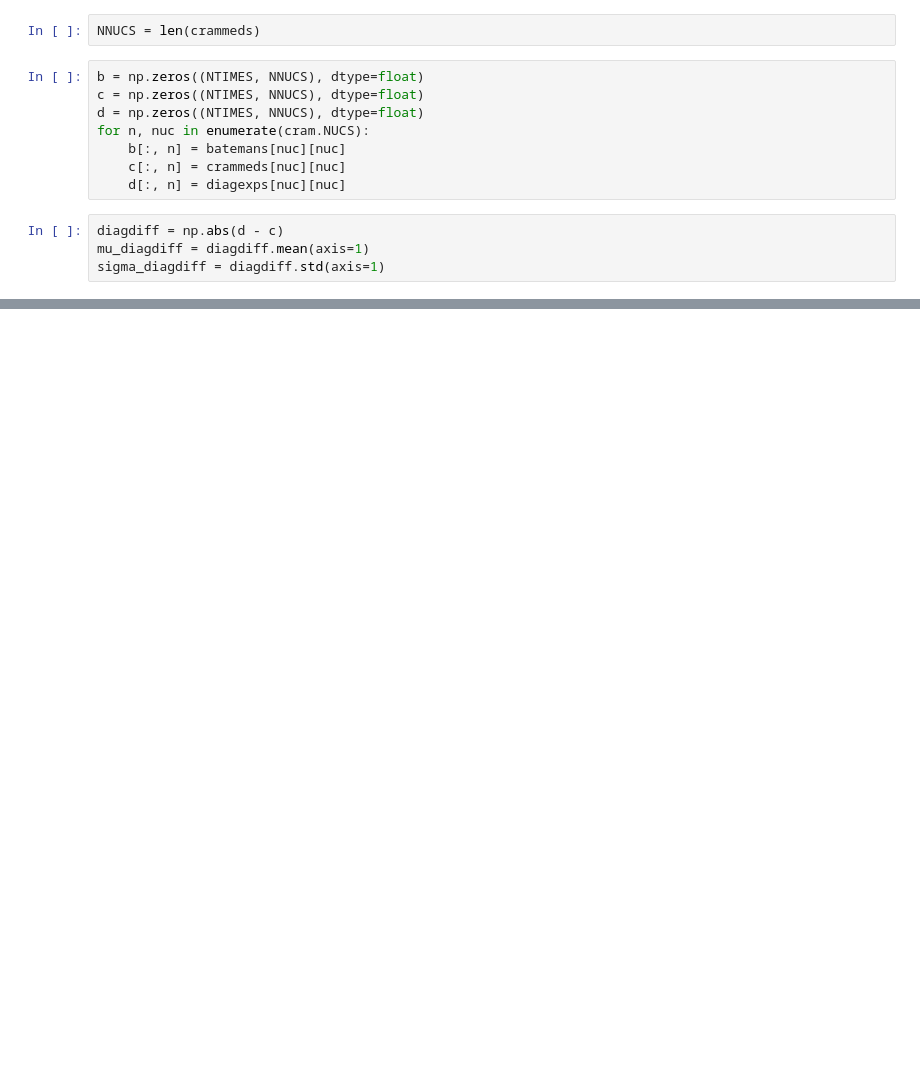
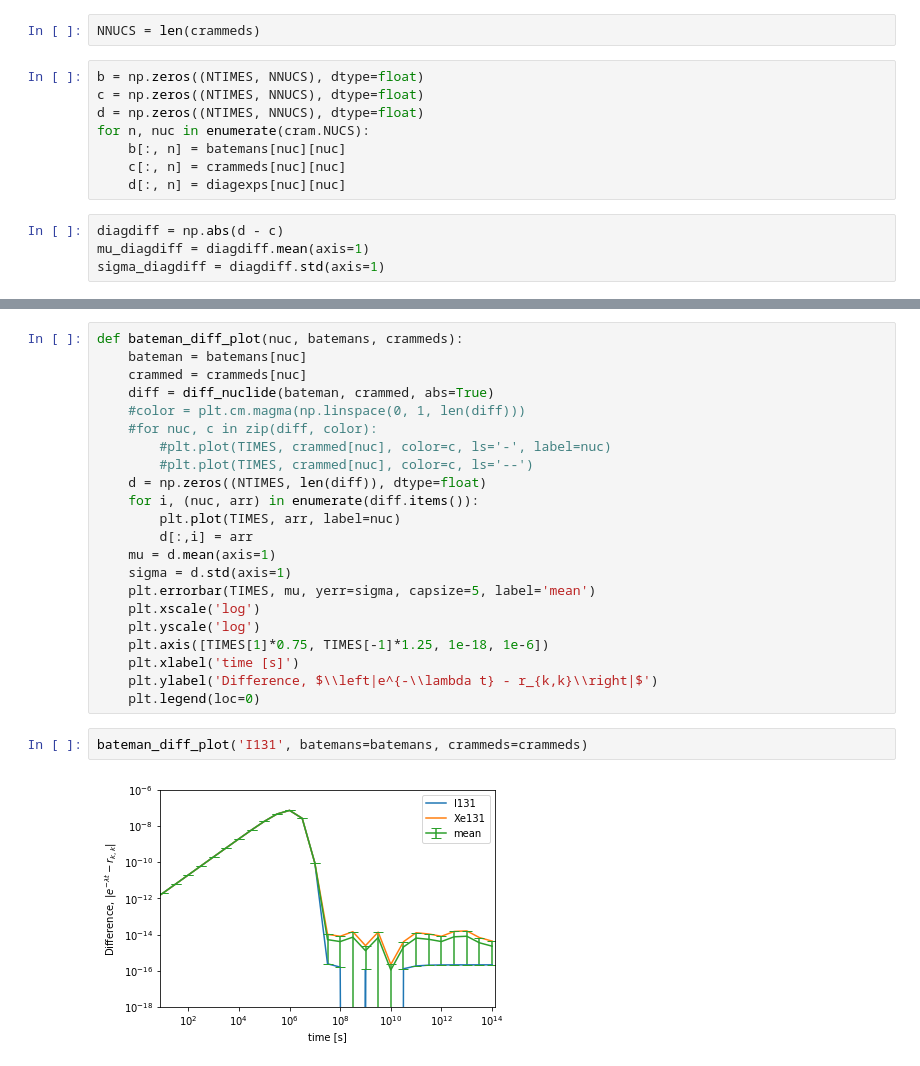
Before and after one commit to ergs/transmutagen-paper, a Jupyter notebook: decay_analysis.ipynb, the cells around one changed output, grey strips where cells are left out. Saved outputs shown, nothing was run; the diff lists cells and outputs as text; blank space fills up the shorter version.

```diff
--- a/decay_analysis.ipynb
+++ b/decay_analysis.ipynb
@@ -51,0 +74,26 @@ plt.xscale('log')
+# %%
+def bateman_diff_plot(nuc, batemans, crammeds):
+    bateman = batemans[nuc]
+    crammed = crammeds[nuc]
+    diff = diff_nuclide(bateman, crammed, abs=True)
+    #color = plt.cm.magma(np.linspace(0, 1, len(diff)))
+    #for nuc, c in zip(diff, color):
+        #plt.plot(TIMES, crammed[nuc], color=c, ls='-', label=nuc)
+        #plt.plot(TIMES, crammed[nuc], color=c, ls='--')
+    d = np.zeros((NTIMES, len(diff)), dtype=float)
+    for i, (nuc, arr) in enumerate(diff.items()):
+        plt.plot(TIMES, arr, label=nuc)
+        d[:,i] = arr
+    mu = d.mean(axis=1)
+    sigma = d.std(axis=1)
+    plt.errorbar(TIMES, mu, yerr=sigma, capsize=5, label='mean')
+    plt.xscale('log')
+    plt.yscale('log')
+    plt.axis([TIMES[1]*0.75, TIMES[-1]*1.25, 1e-18, 1e-6])
+    plt.xlabel('time [s]')
+    plt.ylabel('Difference, $\\left|e^{-\\lambda t} - r_{k,k}\\right|$')
+    plt.legend(loc=0)
+# %%
+bateman_diff_plot('I131', batemans=batemans, crammeds=crammeds)
+# %% [output]
+[figure, added]
```
Also changed, not shown: parts of 8 cells of this notebook, 1 other file.
